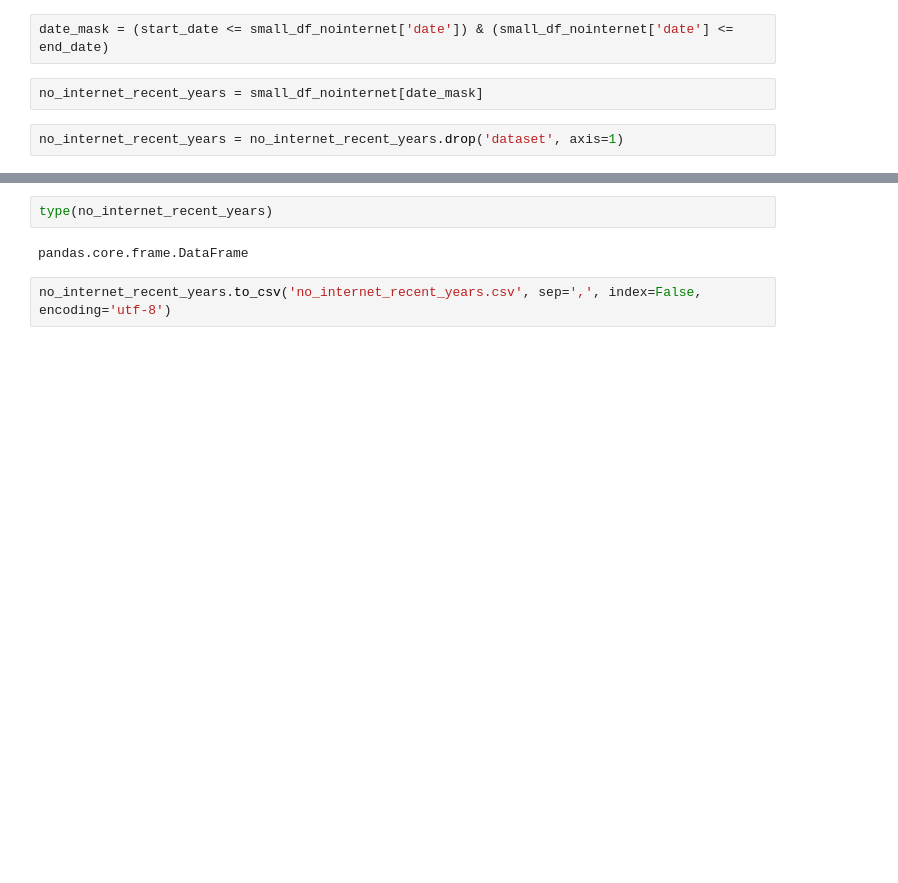
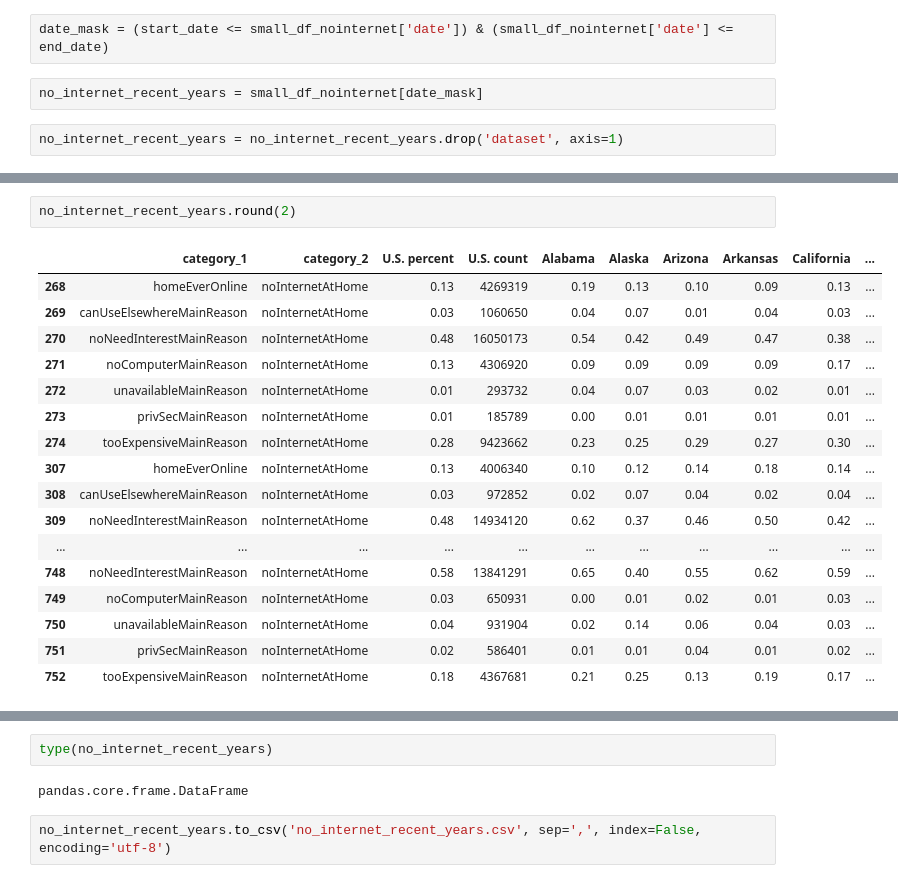
Before and after one commit to efkodon/va-internet, a Jupyter notebook: va_internet_code.ipynb, the cells around one changed output, grey strips where cells are left out. Cells and saved outputs as stored; diff of their text form; blank space fills up the shorter version.

```diff
--- a/va_internet_code.ipynb
+++ b/va_internet_code.ipynb
@@ -275,0 +257,20 @@ NameError: name 'column' is not defined
+# %%
+no_internet_recent_years.round(2)
+# %% [output]
+|  | category_1 | category_2 | U.S. percent | U.S. count | Alabama | Alaska | Arizona | Arkansas | California | ... |
+| 268 | homeEverOnline | noInternetAtHome | 0.13 | 4269319 | 0.19 | 0.13 | 0.10 | 0.09 | 0.13 | ... |
+| 269 | canUseElsewhereMainReason | noInternetAtHome | 0.03 | 1060650 | 0.04 | 0.07 | 0.01 | 0.04 | 0.03 | ... |
+| 270 | noNeedInterestMainReason | noInternetAtHome | 0.48 | 16050173 | 0.54 | 0.42 | 0.49 | 0.47 | 0.38 | ... |
+| 271 | noComputerMainReason | noInternetAtHome | 0.13 | 4306920 | 0.09 | 0.09 | 0.09 | 0.09 | 0.17 | ... |
+| 272 | unavailableMainReason | noInternetAtHome | 0.01 | 293732 | 0.04 | 0.07 | 0.03 | 0.02 | 0.01 | ... |
+| 273 | privSecMainReason | noInternetAtHome | 0.01 | 185789 | 0.00 | 0.01 | 0.01 | 0.01 | 0.01 | ... |
+| 274 | tooExpensiveMainReason | noInternetAtHome | 0.28 | 9423662 | 0.23 | 0.25 | 0.29 | 0.27 | 0.30 | ... |
+| 307 | homeEverOnline | noInternetAtHome | 0.13 | 4006340 | 0.10 | 0.12 | 0.14 | 0.18 | 0.14 | ... |
+| 308 | canUseElsewhereMainReason | noInternetAtHome | 0.03 | 972852 | 0.02 | 0.07 | 0.04 | 0.02 | 0.04 | ... |
+| 309 | noNeedInterestMainReason | noInternetAtHome | 0.48 | 14934120 | 0.62 | 0.37 | 0.46 | 0.50 | 0.42 | ... |
+| ... | ... | ... | ... | ... | ... | ... | ... | ... | ... | ... |
+| 748 | noNeedInterestMainReason | noInternetAtHome | 0.58 | 13841291 | 0.65 | 0.40 | 0.55 | 0.62 | 0.59 | ... |
+| 749 | noComputerMainReason | noInternetAtHome | 0.03 | 650931 | 0.00 | 0.01 | 0.02 | 0.01 | 0.03 | ... |
+| 750 | unavailableMainReason | noInternetAtHome | 0.04 | 931904 | 0.02 | 0.14 | 0.06 | 0.04 | 0.03 | ... |
+| 751 | privSecMainReason | noInternetAtHome | 0.02 | 586401 | 0.01 | 0.01 | 0.04 | 0.01 | 0.02 | ... |
+| 752 | tooExpensiveMainReason | noInternetAtHome | 0.18 | 4367681 | 0.21 | 0.25 | 0.13 | 0.19 | 0.17 | ... |
```
Also changed, not shown: parts of 26 cells of this notebook, 1 other file.
